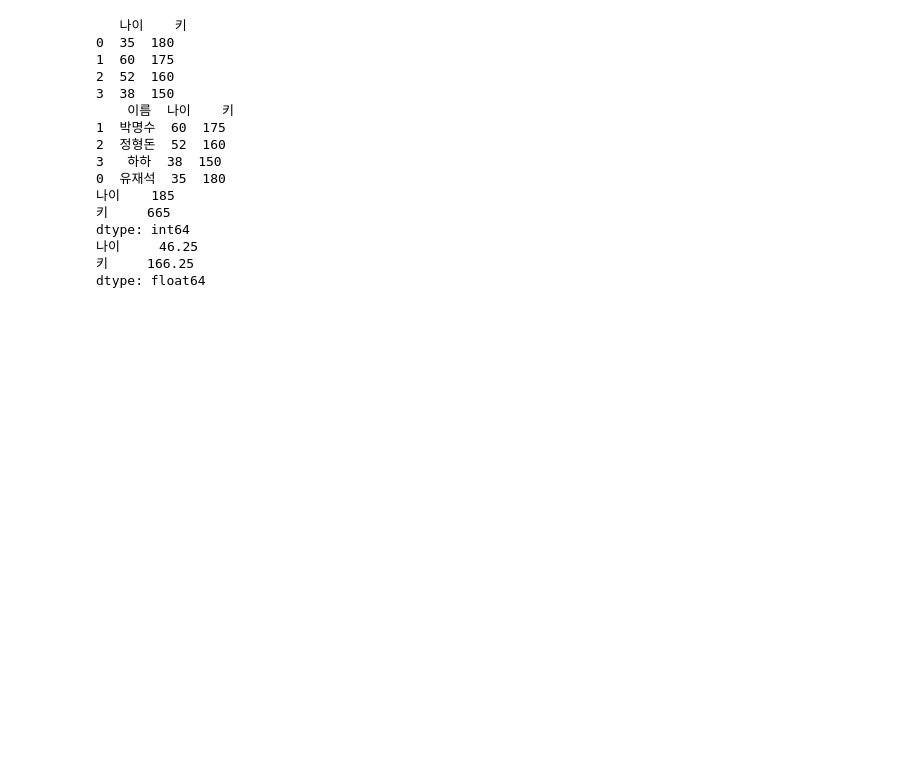
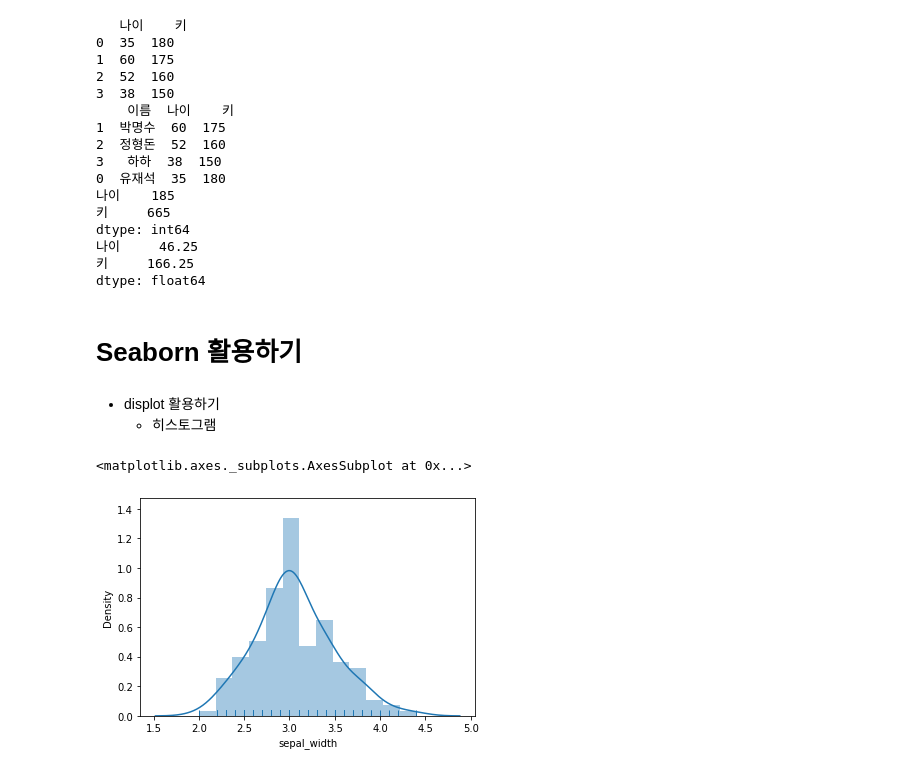
Before and after one commit to Nzukei/Learning_Python, a Jupyter notebook: 머신러닝 빅데이터 분석/1강 머신러닝 맛보기.ipynb, the cells around one changed output. Drawn from its saved outputs; the diff is of its cells as text; code cells hidden in the pictures; blank space fills up the shorter version.

Commit message:
Seaborn을 활용한 그래프 그리기
"비교적 간결한 코드로 데이터를 시각화 할 수 있도록 도와주는 라이브러리"

```diff
--- a/머신러닝 빅데이터 분석/1강 머신러닝 맛보기.ipynb
+++ b/머신러닝 빅데이터 분석/1강 머신러닝 맛보기.ipynb
@@ -266,3 +265,19 @@ dtype: int64
 나이     46.25
 키     166.25
 dtype: float64
+# %% [markdown]
+# Seaborn 활용하기
+# %% [markdown]
+* displot 활용하기
+  * 히스토그램
+# %%
+import seaborn as sns
+
+iris = sns.load_dataset("iris") # seaborn에 있는 iris 데이터 셋을 객체로 만듦
+sns.distplot(iris["sepal_width"],
+             hist=True, # 히스토그램 출현 여부
+             kde=True,  # 선 출현 여부
+             rug=True)  # 아래 선 표시
+# %% [output]
+<matplotlib.axes._subplots.AxesSubplot at 0x...>
+[figure, added]
```
Also changed, not shown: parts of 16 cells of this notebook.
